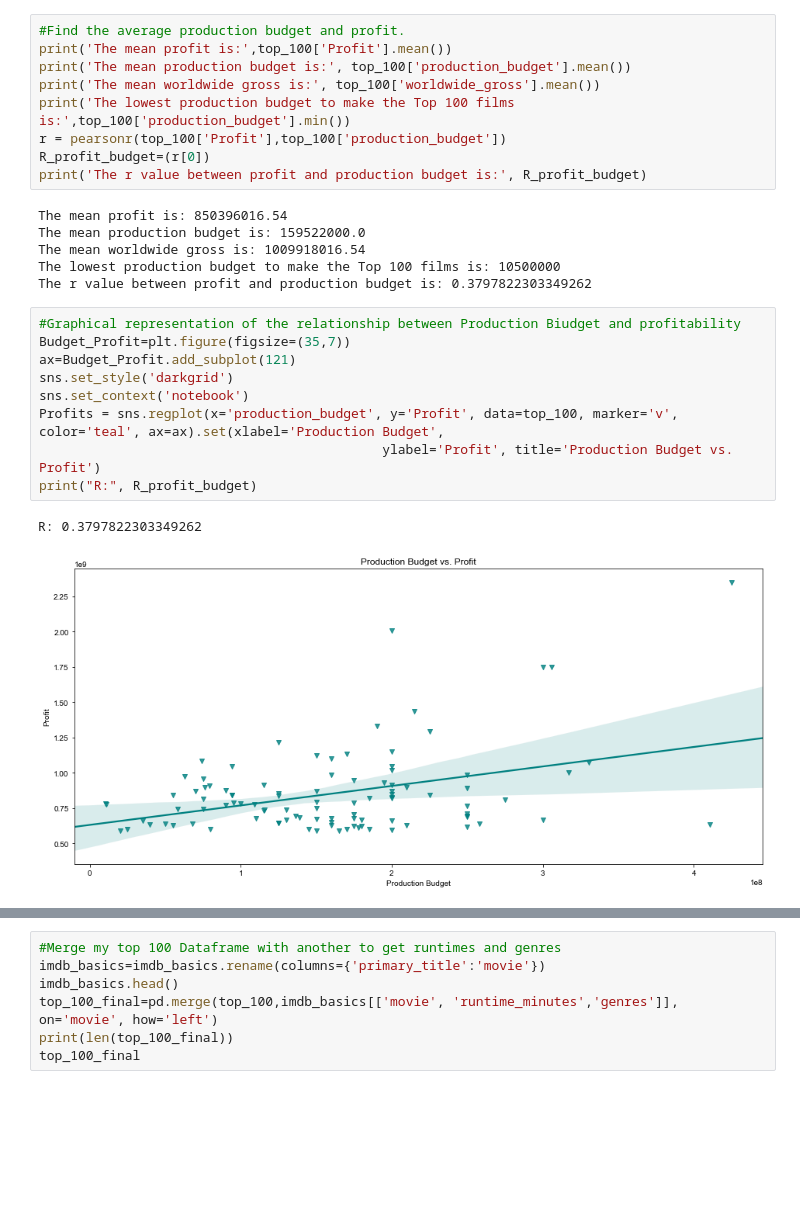
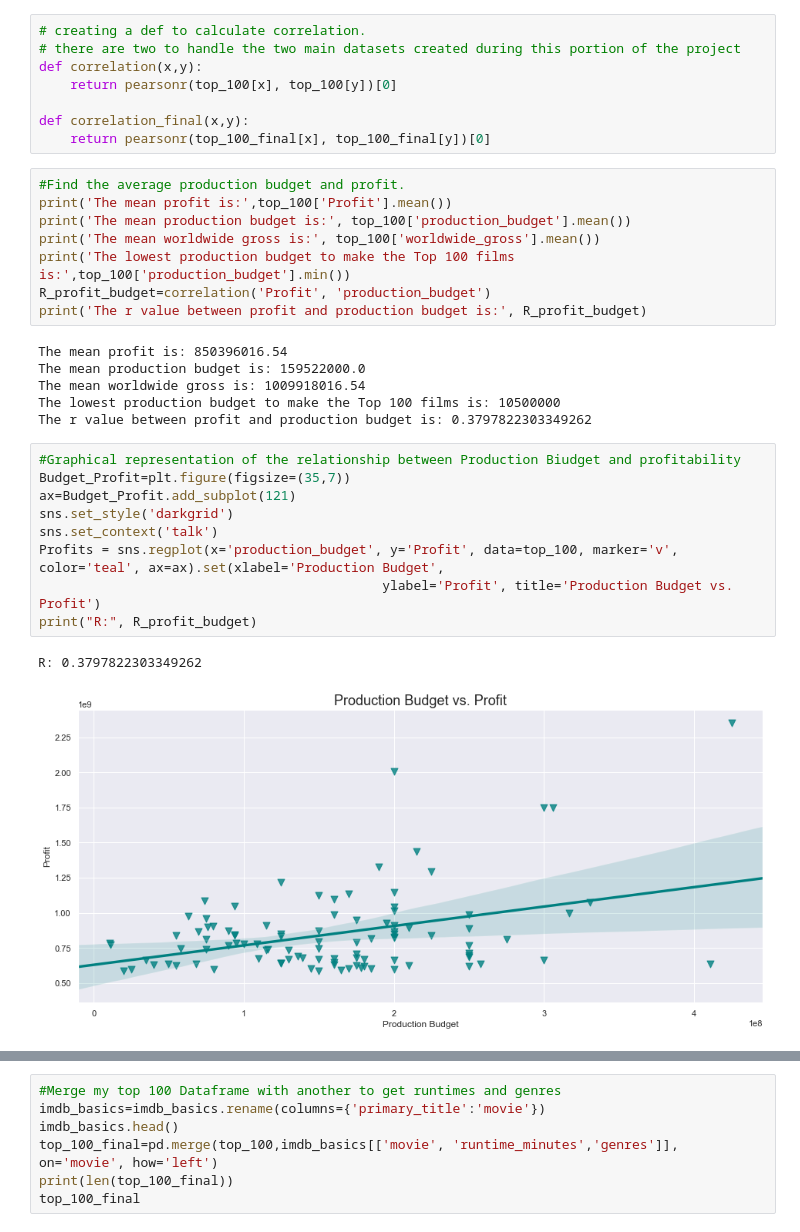
Before and after one commit to carlyf15/dsc-mod-1-project-v2-1-online-ds-sp-000, a Jupyter notebook: student.ipynb, the cells around one changed output, grey strips where cells are left out. Drawn from its saved outputs; the diff is of its cells as text; blank space fills up the shorter version.

```diff
--- a/student.ipynb
+++ b/student.ipynb
@@ -199,11 +202,18 @@ top_100.head()
+# %%
+# creating a def to calculate correlation.
+# there are two to handle the two main datasets created during this portion of the project
+def correlation(x,y):
+    return pearsonr(top_100[x], top_100[y])[0]
+
+def correlation_final(x,y):
+    return pearsonr(top_100_final[x], top_100_final[y])[0]
 # %%
 #Find the average production budget and profit.
 print('The mean profit is:',top_100['Profit'].mean())
 print('The mean production budget is:', top_100['production_budget'].mean())
 print('The mean worldwide gross is:', top_100['worldwide_gross'].mean())
 print('The lowest production budget to make the Top 100 films is:',top_100['production_budget'].min())
-r = pearsonr(top_100['Profit'],top_100['production_budget'])
-R_profit_budget=(r[0])
+R_profit_budget=correlation('Profit', 'production_budget')
 print('The r value between profit and production budget is:', R_profit_budget)
 # %% [output]
 The mean profit is: 850396016.54
@@ -214,12 +224,12 @@ The r value between profit and production budget is: 0.3797822303349262
 # %%
 #Graphical representation of the relationship between Production Biudget and profitability
 Budget_Profit=plt.figure(figsize=(35,7))
 ax=Budget_Profit.add_subplot(121)
 sns.set_style('darkgrid')
-sns.set_context('notebook')
+sns.set_context('talk')
 Profits = sns.regplot(x='production_budget', y='Profit', data=top_100, marker='v', color='teal', ax=ax).set(xlabel='Production Budget',
                                             ylabel='Profit', title='Production Budget vs. Profit')
 print("R:", R_profit_budget)
 # %% [output]
 R: 0.3797822303349262
-[figure, old version]
+[figure, new version]
```
Also changed, not shown: parts of 84 cells of this notebook, 1 other file.
